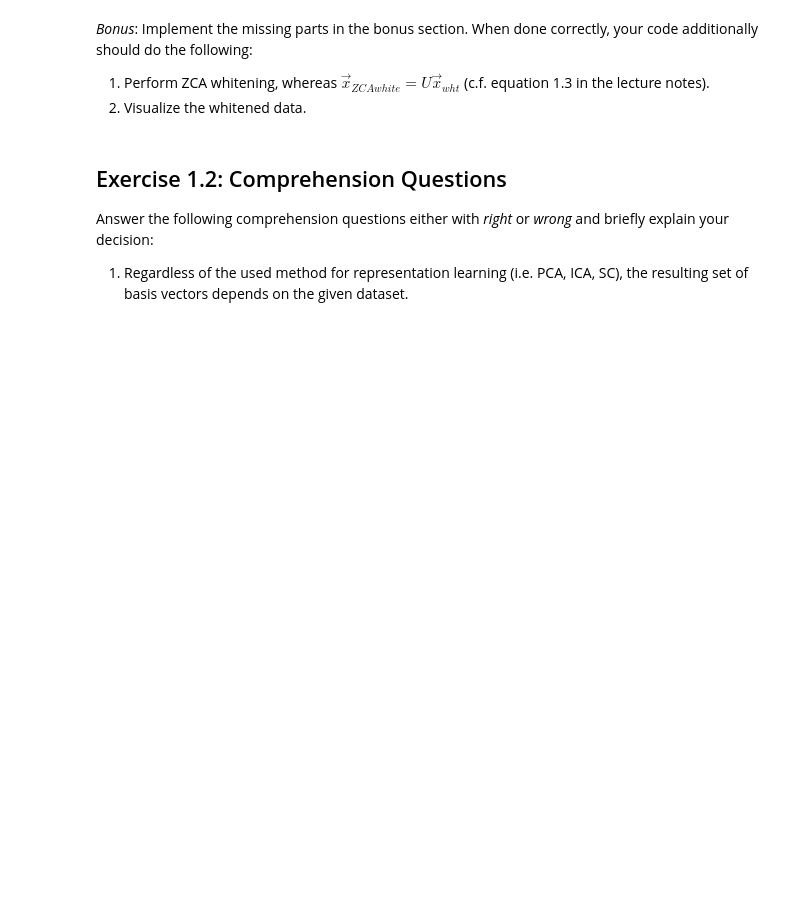
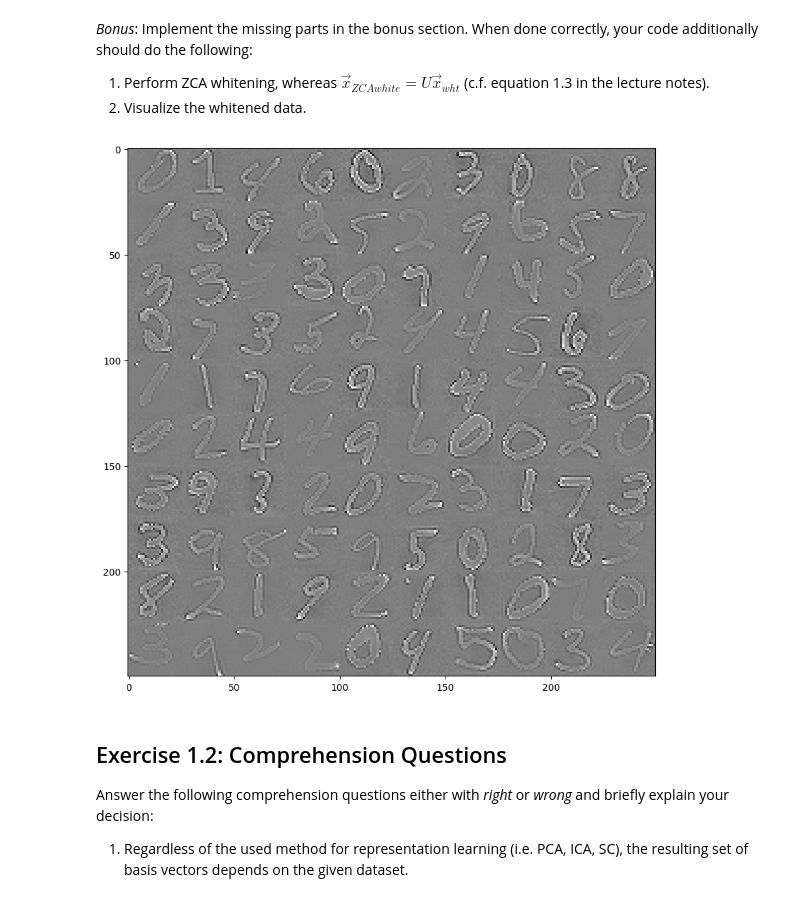
Before and after one commit to Wildfreund/Machine-Learning, a Jupyter notebook: Exercise_1.ipynb, the cells around one changed output. Cells and saved outputs as stored; diff of their text form; code cells hidden in the pictures; blank space fills up the shorter version.

```diff
--- a/Exercise_1.ipynb
+++ b/Exercise_1.ipynb
@@ -242,26 +264,30 @@ show_in_grid(reconstructions, patch_size, patch_size)
 1. Perform ZCA whitening, whereas $\vec{x}_{ZCAwhite}=U\vec{x}_{wht}$ (c.f. equation 1.3 in the lecture notes).
 2. Visualize the whitened data.
 # %%
-#% TODO epsilon : avoid negative numbers while computing stdDeviations
 epsilon = 0.1
 
-# TODO perform principal component analysis (help pca)
-# basis = -1 #get basis vector components
+# perform principal component analysis
+pca = PCA(n_components=n_basis)
+pca.fit(patches)
+basis = pca.components_
 
-# TODO compute the covariance matrix of the patches
-covariance = -1
+# compute the covariance matrix of the patches
+covariance = np.cov(patches, rowvar=False)
 
-# TODO compute diagonal matrix S containing the standard deviations (c.f. page 6)
-std_deviations = -1
+# compute diagonal matrix S containing the standard deviations
+U, S, V = np.linalg.svd(covariance)
+std_deviations = np.diag(1.0 / np.sqrt(S + epsilon))
 
-# TODO pca whitening (c.f. equation 1.3)
-xPCAwhite = -1
+# pca whitening
+xPCAwhite = np.matmul(std_deviations, np.matmul(U.T, patches.T))
 
-# TODO zca whitening
-xZCAwhite = -1
+# zca whitening
+xZCAwhite = np.matmul(U, xPCAwhite).T
 
-# TODO visualize the whitened data
-# show_in_grid(xZCAwhite[:n_basis], patch_size, patch_size)
+# visualizing the data
+show_in_grid(xZCAwhite[:n_basis], patch_size, patch_size)
+# %% [output]
+[figure, added]
 # %% [markdown]
 ## Exercise 1.2: Comprehension Questions
 
```
Also changed, not shown: parts of 4 cells of this notebook.
